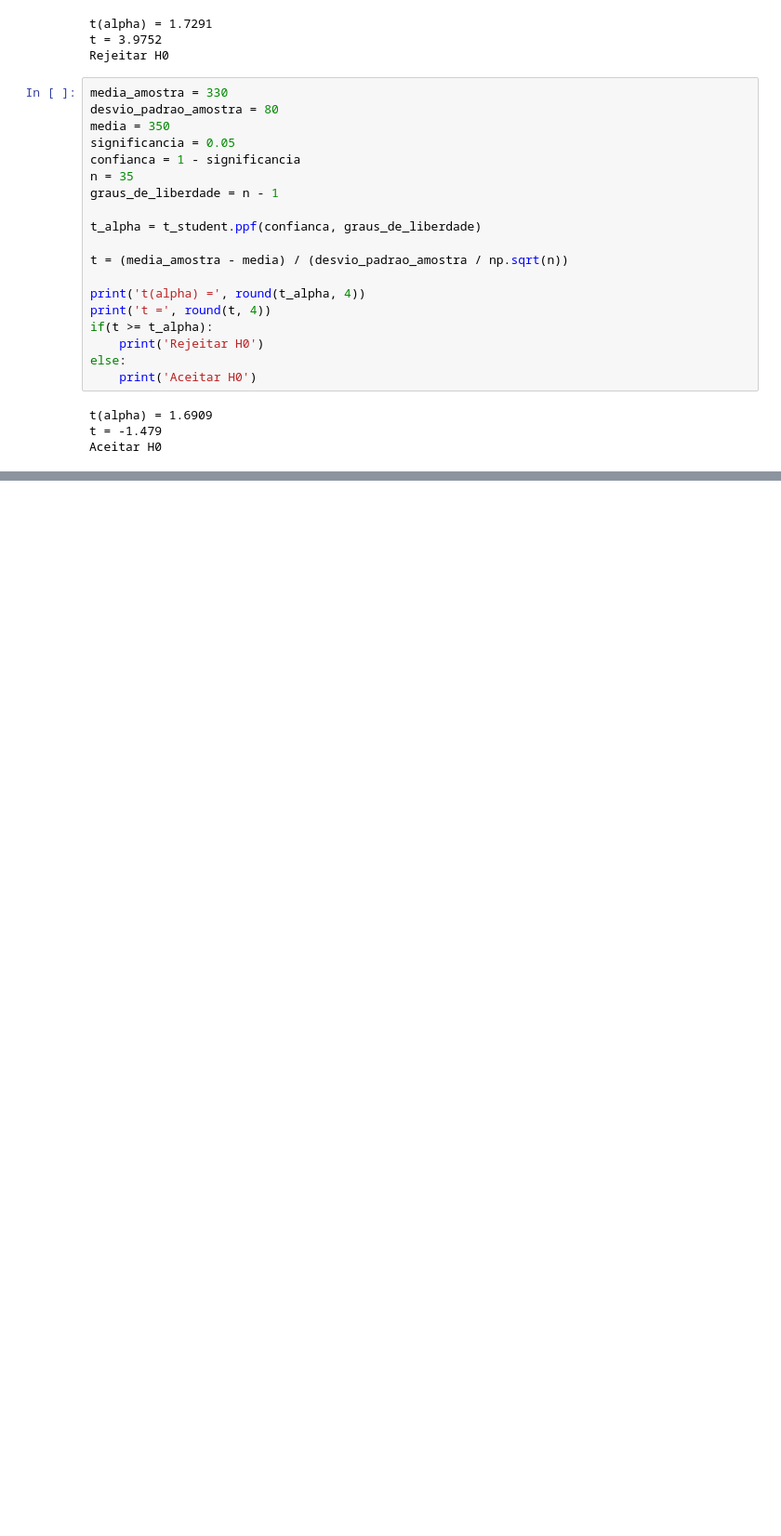
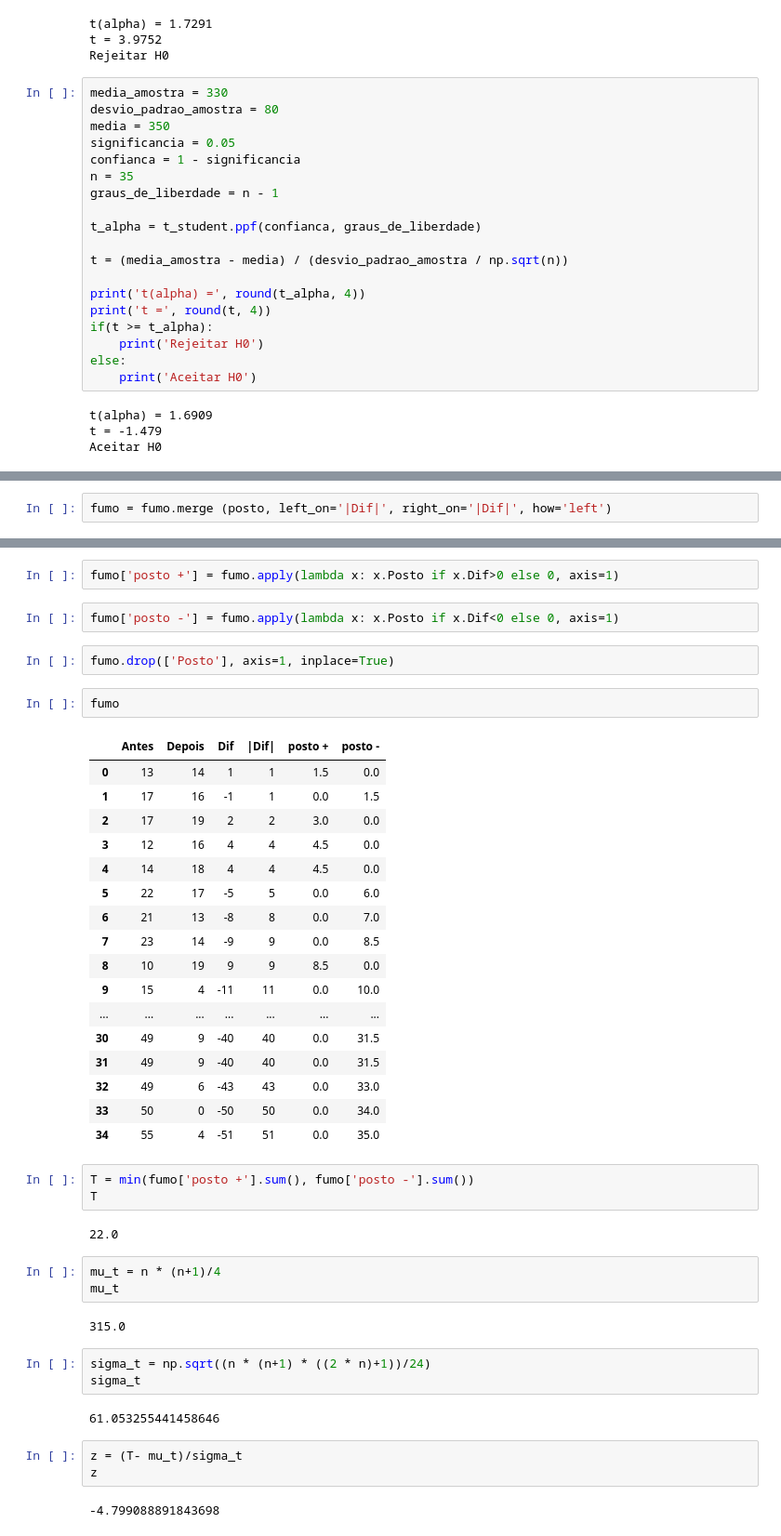
Before and after one commit to andrade-lcs/Data_Science_alura, a Jupyter notebook: Alura_estatistica_parte3.ipynb, the cells around one changed output, grey strips where cells are left out. Shown at 93% size. Drawn from its saved outputs; the diff is of its cells as text; blank space fills up the shorter version.

```diff
--- a/Alura_estatistica_parte3.ipynb
+++ b/Alura_estatistica_parte3.ipynb
@@ -336,0 +617,2 @@ Aceitar H0
+# %%
+fumo = fumo.merge (posto, left_on='|Dif|', right_on='|Dif|', how='left')
@@ -336,0 +639,46 @@ Aceitar H0
+# %%
+fumo['posto +'] = fumo.apply(lambda x: x.Posto if x.Dif>0 else 0, axis=1)
+# %%
+fumo['posto -'] = fumo.apply(lambda x: x.Posto if x.Dif<0 else 0, axis=1)
+# %%
+fumo.drop(['Posto'], axis=1, inplace=True)
+# %%
+fumo
+# %% [output]
+|  | Antes | Depois | Dif | |Dif| | posto + | posto - |
+| 0 | 13 | 14 | 1 | 1 | 1.5 | 0.0 |
+| 1 | 17 | 16 | -1 | 1 | 0.0 | 1.5 |
+| 2 | 17 | 19 | 2 | 2 | 3.0 | 0.0 |
+| 3 | 12 | 16 | 4 | 4 | 4.5 | 0.0 |
+| 4 | 14 | 18 | 4 | 4 | 4.5 | 0.0 |
+| 5 | 22 | 17 | -5 | 5 | 0.0 | 6.0 |
+| 6 | 21 | 13 | -8 | 8 | 0.0 | 7.0 |
+| 7 | 23 | 14 | -9 | 9 | 0.0 | 8.5 |
+| 8 | 10 | 19 | 9 | 9 | 8.5 | 0.0 |
+| 9 | 15 | 4 | -11 | 11 | 0.0 | 10.0 |
+| ... | ... | ... | ... | ... | ... | ... |
+| 30 | 49 | 9 | -40 | 40 | 0.0 | 31.5 |
+| 31 | 49 | 9 | -40 | 40 | 0.0 | 31.5 |
+| 32 | 49 | 6 | -43 | 43 | 0.0 | 33.0 |
+| 33 | 50 | 0 | -50 | 50 | 0.0 | 34.0 |
+| 34 | 55 | 4 | -51 | 51 | 0.0 | 35.0 |
+# %%
+T = min(fumo['posto +'].sum(), fumo['posto -'].sum())
+T
+# %% [output]
+22.0
+# %%
+mu_t = n * (n+1)/4
+mu_t
+# %% [output]
+315.0
+# %%
+sigma_t = np.sqrt((n * (n+1) * ((2 * n)+1))/24)
+sigma_t
+# %% [output]
+61.053255441458646
+# %%
+z = (T- mu_t)/sigma_t
+z
+# %% [output]
+-4.799088891843698
```
Also changed, not shown: parts of 53 cells of this notebook.
